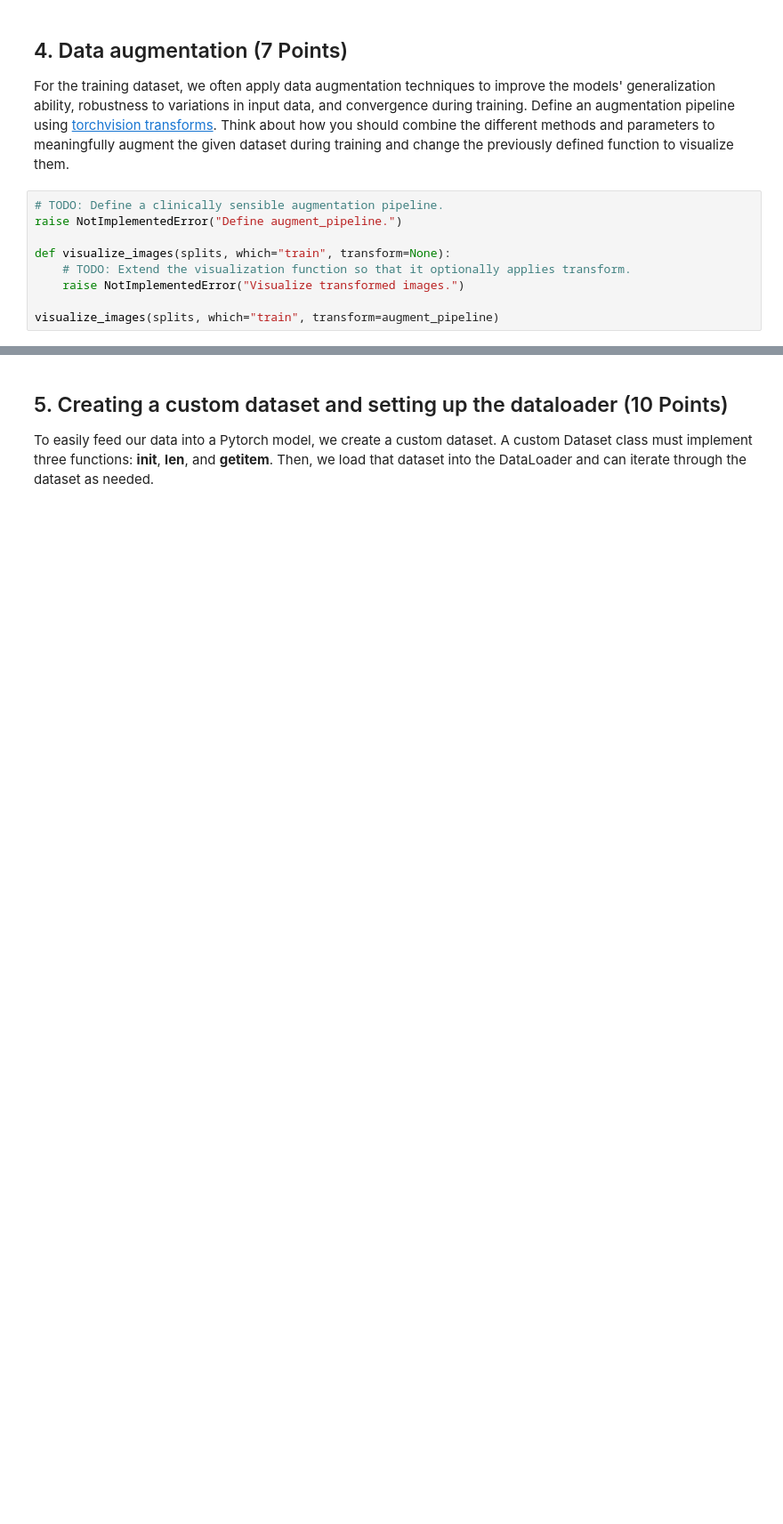
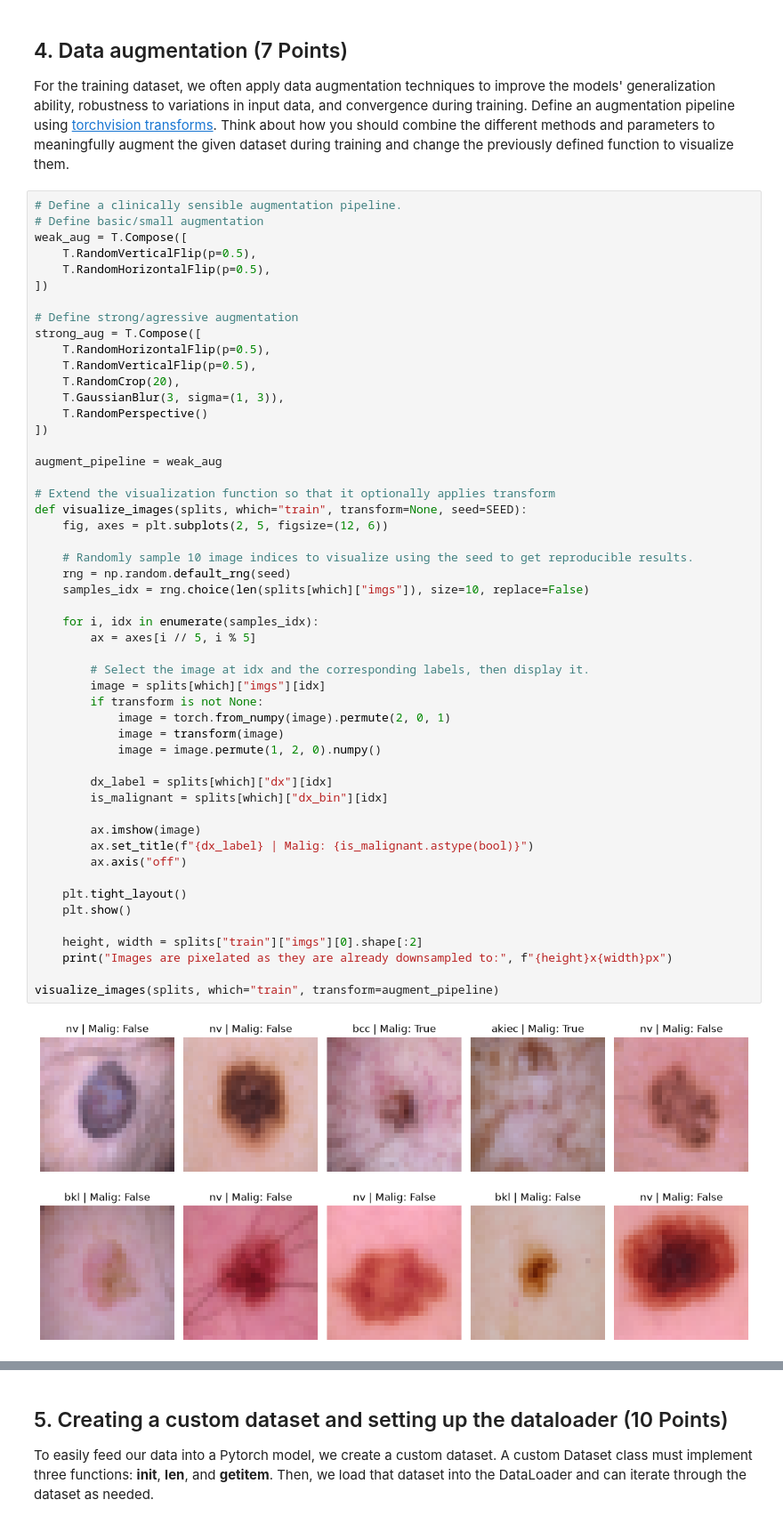
Before and after one commit to Catfish16/WS26ML_EX1, a Jupyter notebook: dermamnist_classification_group_N.ipynb, the cells around one changed output, grey strips where cells are left out. Shown at 89% size. Saved outputs shown, nothing was run; the diff lists cells and outputs as text; blank space fills up the shorter version.

```diff
--- a/dermamnist_classification_group_N.ipynb
+++ b/dermamnist_classification_group_N.ipynb
@@ -236,11 +242,55 @@ visualize_images(splits, which="train")
 For the training dataset, we often apply data augmentation techniques to improve the models' generalization ability, robustness to variations in input data, and convergence during training. Define an augmentation pipeline using [torchvision transforms](https://docs.pytorch.org/vision/0.9/transforms.html).
 Think about how you should combine the different methods and parameters to meaningfully augment the given dataset during training and change the previously defined function to visualize them.
 # %%
-# TODO: Define a clinically sensible augmentation pipeline.
-raise NotImplementedError("Define augment_pipeline.")
+# Define a clinically sensible augmentation pipeline.
+# Define basic/small augmentation
+weak_aug = T.Compose([
+    T.RandomVerticalFlip(p=0.5),
+    T.RandomHorizontalFlip(p=0.5),
+])
 
-def visualize_images(splits, which="train", transform=None):
-    # TODO: Extend the visualization function so that it optionally applies transform.
-    raise NotImplementedError("Visualize transformed images.")
+# Define strong/agressive augmentation
+strong_aug = T.Compose([
+    T.RandomHorizontalFlip(p=0.5),
+    T.RandomVerticalFlip(p=0.5),
+    T.RandomCrop(20),
+    T.GaussianBlur(3, sigma=(1, 3)),
+    T.RandomPerspective()
+])
+
+augment_pipeline = weak_aug
+
+# Extend the visualization function so that it optionally applies transform
+def visualize_images(splits, which="train", transform=None, seed=SEED):
+    fig, axes = plt.subplots(2, 5, figsize=(12, 6))
+
+    # Randomly sample 10 image indices to visualize using the seed to get reproducible results.
+    rng = np.random.default_rng(seed)
+    samples_idx = rng.choice(len(splits[which]["imgs"]), size=10, replace=False)
+
+    for i, idx in enumerate(samples_idx):
+        ax = axes[i // 5, i % 5]
+
+        # Select the image at idx and the corresponding labels, then display it.
+        image = splits[which]["imgs"][idx]
+        if transform is not None:
+            image = torch.from_numpy(image).permute(2, 0, 1)
+            image = transform(image)
+            image = image.permute(1, 2, 0).numpy()
+
+        dx_label = splits[which]["dx"][idx]
+        is_malignant = splits[which]["dx_bin"][idx]
+
+        ax.imshow(image)
+        ax.set_title(f"{dx_label} | Malig: {is_malignant.astype(bool)}")
+        ax.axis("off")
+
+    plt.tight_layout()
+    plt.show()
+
+    height, width = splits["train"]["imgs"][0].shape[:2]
+    print("Images are pixelated as they are already downsampled to:", f"{height}x{width}px")
 
 visualize_images(splits, which="train", transform=augment_pipeline)
+# %% [output]
+[figure, added]
```
Also changed, not shown: parts of 7 cells of this notebook.
